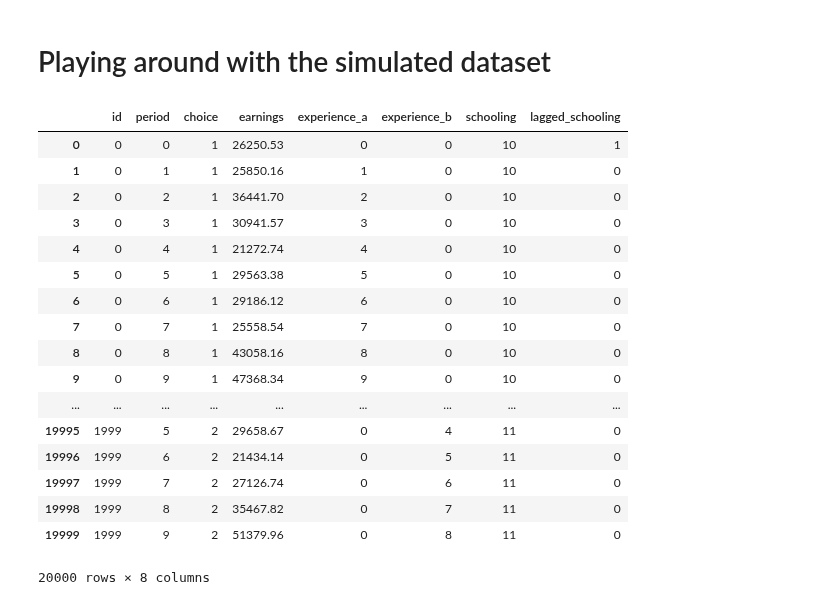
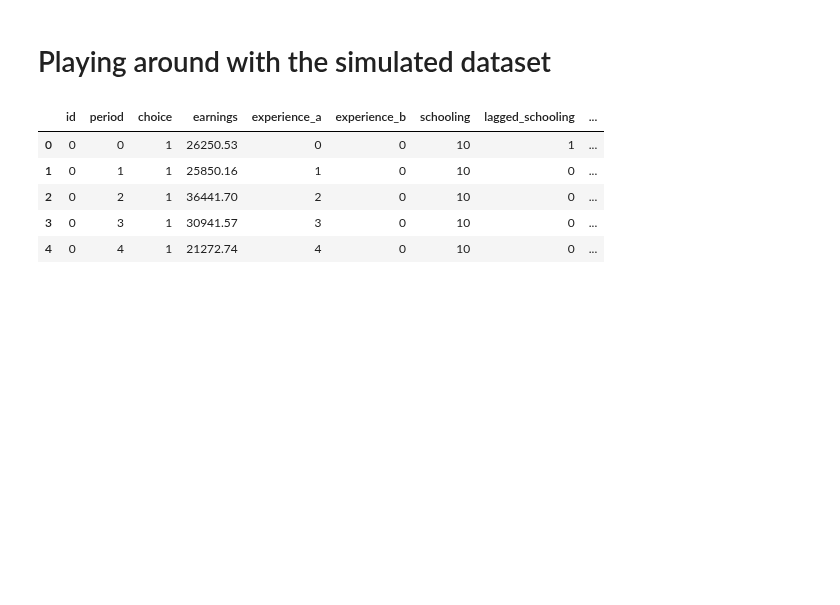
Before and after one commit to OpenSourceEconomics/respy, a Jupyter notebook: doc/presentation/notebook/respy_tutorial.ipynb, the cells around one changed output. Cells and saved outputs as stored; diff of their text form; code cells hidden in the pictures; blank space fills up the shorter version.

```diff
--- a/doc/presentation/notebook/respy_tutorial.ipynb
+++ b/doc/presentation/notebook/respy_tutorial.ipynb
@@ -161,25 +161,14 @@ array([  9.21000000e+00,   9.00000000e-02,   5.30000000e-02,
 # %%
 data = pd.read_csv('data.respy.dat', delim_whitespace=True, header=-1, na_values='.')
 data.columns = ['id', 'period', 'choice', 'earnings', 'experience_a',
                 'experience_b', 'schooling', 'lagged_schooling']
+data['named_choice'] = data['choice'].replace({1: 'Occupation A', 2: 'Occupation B', 3: 'Education', 4: 'Home'})
 data.head()
 # %% [output]
-|  | id | period | choice | earnings | experience_a | experience_b | schooling | lagged_schooling |
-| 0 | 0 | 0 | 1 | 26250.53 | 0 | 0 | 10 | 1 |
-| 1 | 0 | 1 | 1 | 25850.16 | 1 | 0 | 10 | 0 |
-| 2 | 0 | 2 | 1 | 36441.70 | 2 | 0 | 10 | 0 |
-| 3 | 0 | 3 | 1 | 30941.57 | 3 | 0 | 10 | 0 |
-| 4 | 0 | 4 | 1 | 21272.74 | 4 | 0 | 10 | 0 |
-| 5 | 0 | 5 | 1 | 29563.38 | 5 | 0 | 10 | 0 |
-| 6 | 0 | 6 | 1 | 29186.12 | 6 | 0 | 10 | 0 |
-| 7 | 0 | 7 | 1 | 25558.54 | 7 | 0 | 10 | 0 |
-| 8 | 0 | 8 | 1 | 43058.16 | 8 | 0 | 10 | 0 |
-| 9 | 0 | 9 | 1 | 47368.34 | 9 | 0 | 10 | 0 |
-| ... | ... | ... | ... | ... | ... | ... | ... | ... |
-| 19995 | 1999 | 5 | 2 | 29658.67 | 0 | 4 | 11 | 0 |
-| 19996 | 1999 | 6 | 2 | 21434.14 | 0 | 5 | 11 | 0 |
-| 19997 | 1999 | 7 | 2 | 27126.74 | 0 | 6 | 11 | 0 |
-| 19998 | 1999 | 8 | 2 | 35467.82 | 0 | 7 | 11 | 0 |
-| 19999 | 1999 | 9 | 2 | 51379.96 | 0 | 8 | 11 | 0 |
+|  | id | period | choice | earnings | experience_a | experience_b | schooling | lagged_schooling | ... |
+| 0 | 0 | 0 | 1 | 26250.53 | 0 | 0 | 10 | 1 | ... |
+| 1 | 0 | 1 | 1 | 25850.16 | 1 | 0 | 10 | 0 | ... |
+| 2 | 0 | 2 | 1 | 36441.70 | 2 | 0 | 10 | 0 | ... |
+| 3 | 0 | 3 | 1 | 30941.57 | 3 | 0 | 10 | 0 | ... |
+| 4 | 0 | 4 | 1 | 21272.74 | 4 | 0 | 10 | 0 | ... |
-20000 rows × 8 columns
 # %%
```
Also changed, not shown: parts of 4 cells of this notebook, 2 other files.
